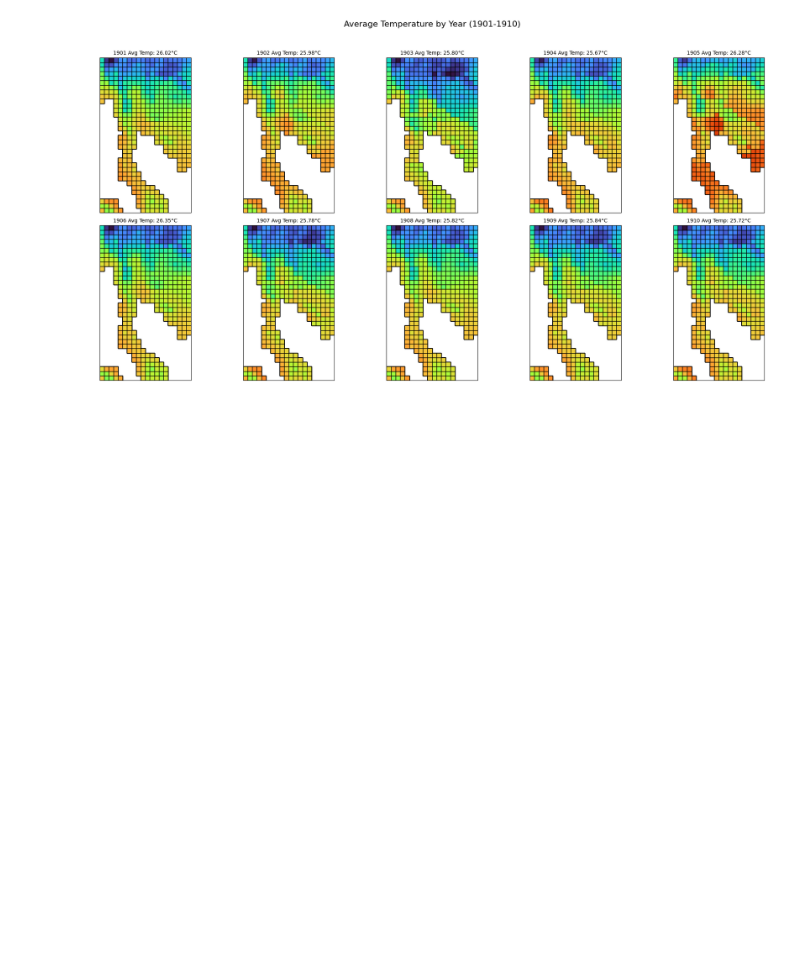
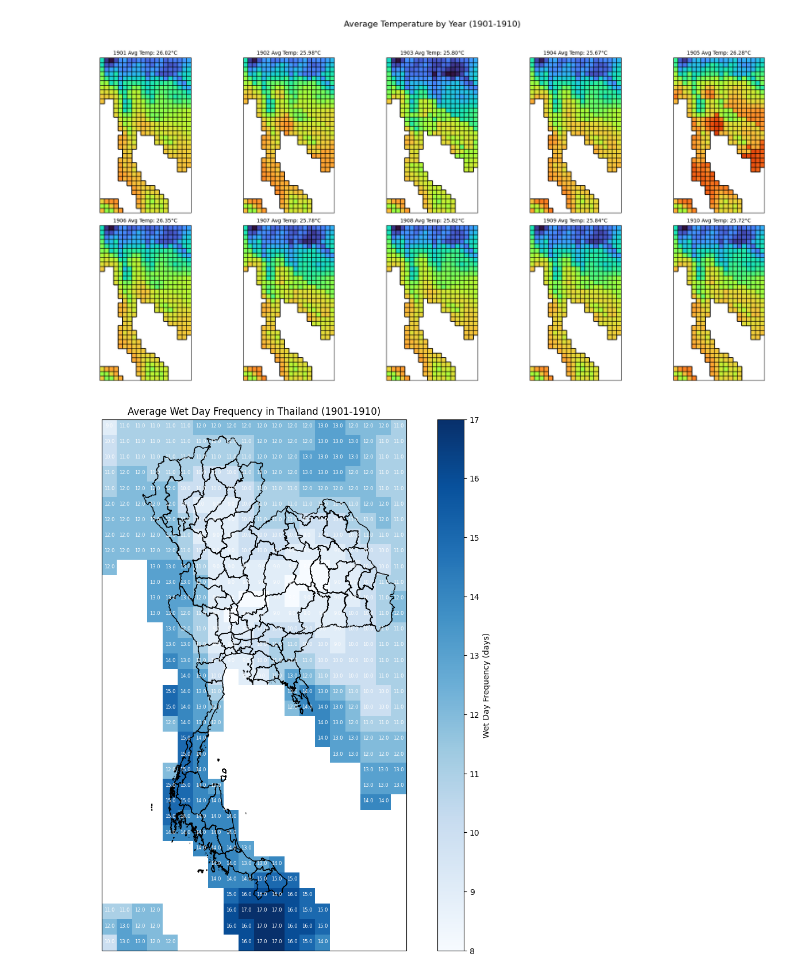
Before and after one commit to supakron-suk/climate-project-app, a Jupyter notebook: src/Jupyter/nc-to-json.ipynb, the cells around one changed output. Cells and saved outputs as stored; diff of their text form; code cells hidden in the pictures; blank space fills up the shorter version.

```diff
--- a/src/Jupyter/nc-to-json.ipynb
+++ b/src/Jupyter/nc-to-json.ipynb
@@ -514,3 +514,53 @@ Year 1908: Average Temperature = 25.82°C
 Year 1909: Average Temperature = 25.84°C
 Year 1910: Average Temperature = 25.72°C
 [figure]
+# %%
+import xarray as xr
+import matplotlib.pyplot as plt
+import cartopy.crs as ccrs
+import cartopy.feature as cfeature
+import geopandas as gpd
+
+# เปิดไฟล์ NetCDF
+ds = xr.open_dataset("../dataset-nc/cru_ts4.08.1901.1910.wet.dat.nc")
+
+# กรองข้อมูลให้เลือกช่วงเวลาที่ต้องการ (เช่น ปี 1901-1910)
+data_avg = ds['wet'].mean(dim='time').dt.days
+
+# กรองข้อมูลในพิกัดที่ต้องการ (ประเทศไทย)
+data_filtered = ds.sel(lon=slice(96, 106), lat=slice(4, 21))
+
+# คำนวณค่าเฉลี่ยของข้อมูลที่กรอง
+data_avg_filtered = data_filtered['wet'].mean(dim='time').dt.days
+
+# สร้างกราฟแผนที่
+fig, ax = plt.subplots(figsize=(14, 12), subplot_kw={'projection': ccrs.PlateCarree()})
+
+# วาดขอบเขตของประเทศไทย
+gdf = gpd.read_file("../Geo-data/shapefile-lv1-thailand.json")
+gdf.geometry.boundary.plot(ax=ax, color='black', linewidth=1)  # ความหนาของเส้น boundary
+
+# สร้างแผนที่แสดงข้อมูล
+c = ax.pcolormesh(data_filtered['lon'], data_filtered['lat'], data_avg_filtered, cmap='Blues', transform=ccrs.PlateCarree())
+
+# เพิ่มแถบสี (color bar)
+plt.colorbar(c, ax=ax, label='Wet Day Frequency (days)')
+
+# แสดงค่าของ wet ในแต่ละ grid
+for i in range(data_avg_filtered.shape[0]):
+    for j in range(data_avg_filtered.shape[1]):
+        # กำหนดพิกัด lat และ lon สำหรับการแสดงข้อความ
+        lon = data_filtered['lon'][j].values
+        lat = data_filtered['lat'][i].values
+        value = data_avg_filtered[i, j].values
+
+        # เพิ่มข้อความที่พิกัด (lon, lat) บนแผนที่
+        ax.text(lon, lat, f'{value:.1f}', fontsize=6, ha='center', color='white')
+
+# ตั้งชื่อกราฟ
+plt.title("Average Wet Day Frequency in Thailand (1901-1910)")
+
+# แสดงผล
+plt.show()
+# %% [output]
+[figure, added]
```
Also changed, not shown: 4 other files.
